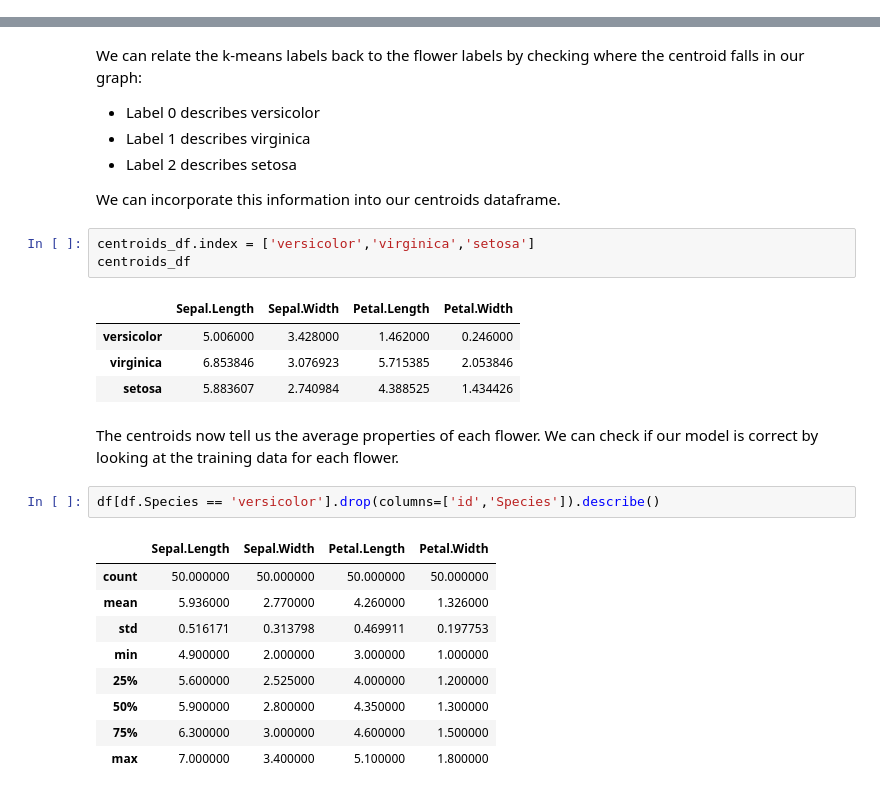
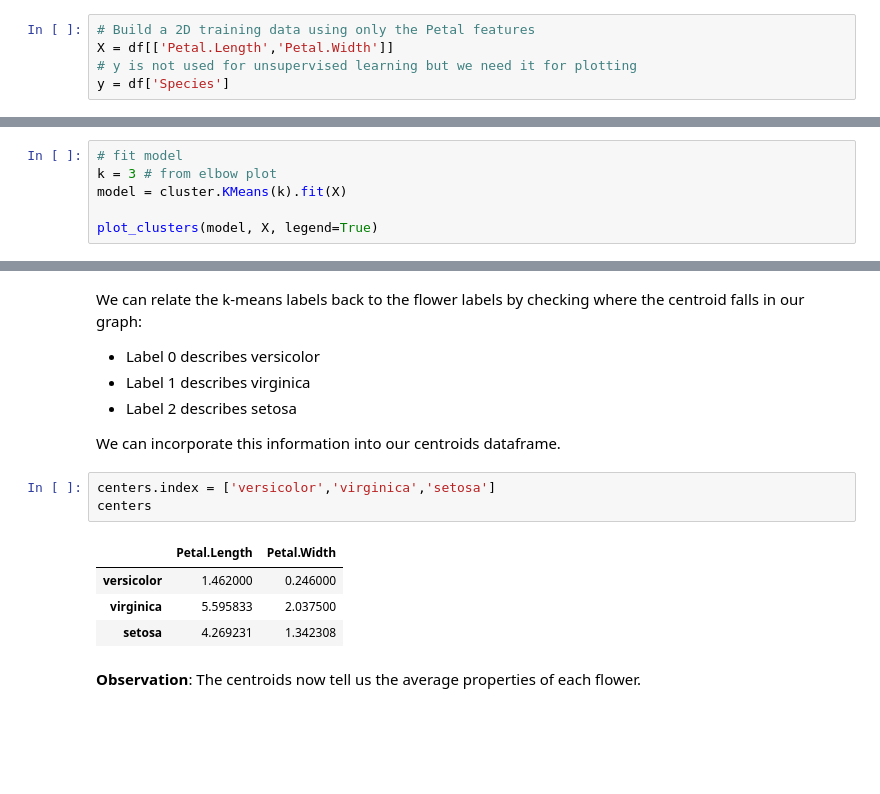
Before and after one commit to lutzhamel/CSC310, a Jupyter notebook: notes/17-unsupervised-learning.ipynb, the cells around one changed output, grey strips where cells are left out. Cells and saved outputs as stored; diff of their text form; blank space fills up the shorter version.

```diff
--- a/notes/17-unsupervised-learning.ipynb
+++ b/notes/17-unsupervised-learning.ipynb
@@ -349,0 +320,5 @@ y = df['Species']
+# %%
+# Build a 2D training data using only the Petal features
+X = df[['Petal.Length','Petal.Width']]
+# y is not used for unsupervised learning but we need it for plotting
+y = df['Species']
@@ -383,0 +359,6 @@ As expected, the centers of the clusters wind up right in the middle of the data
+# %%
+# fit model
+k = 3 # from elbow plot
+model = cluster.KMeans(k).fit(X)
+
+plot_clusters(model, X, legend=True)
@@ -409,24 +385,12 @@ We can relate the k-means labels back to the flower labels by checking where the
 
 We can incorporate this information into our centroids dataframe.
 # %%
-centroids_df.index = ['versicolor','virginica','setosa']
-centroids_df
+centers.index = ['versicolor','virginica','setosa']
+centers
 # %% [output]
-|  | Sepal.Length | Sepal.Width | Petal.Length | Petal.Width |
-| versicolor | 5.006000 | 3.428000 | 1.462000 | 0.246000 |
-| virginica | 6.853846 | 3.076923 | 5.715385 | 2.053846 |
-| setosa | 5.883607 | 2.740984 | 4.388525 | 1.434426 |
+|  | Petal.Length | Petal.Width |
+| versicolor | 1.462000 | 0.246000 |
+| virginica | 5.595833 | 2.037500 |
+| setosa | 4.269231 | 1.342308 |
 # %% [markdown]
-The centroids now tell us the average properties of each flower.  We can check if our model is correct by looking at the training data for each flower.
+**Observation**: The centroids now tell us the average properties of each flower.
-# %%
-df[df.Species == 'versicolor'].drop(columns=['id','Species']).describe()
-# %% [output]
-|  | Sepal.Length | Sepal.Width | Petal.Length | Petal.Width |
-| count | 50.000000 | 50.000000 | 50.000000 | 50.000000 |
-| mean | 5.936000 | 2.770000 | 4.260000 | 1.326000 |
-| std | 0.516171 | 0.313798 | 0.469911 | 0.197753 |
-| min | 4.900000 | 2.000000 | 3.000000 | 1.000000 |
-| 25% | 5.600000 | 2.525000 | 4.000000 | 1.200000 |
-| 50% | 5.900000 | 2.800000 | 4.350000 | 1.300000 |
-| 75% | 6.300000 | 3.000000 | 4.600000 | 1.500000 |
-| max | 7.000000 | 3.400000 | 5.100000 | 1.800000 |
```
Also changed, not shown: parts of 74 cells of this notebook, 5 other files.
